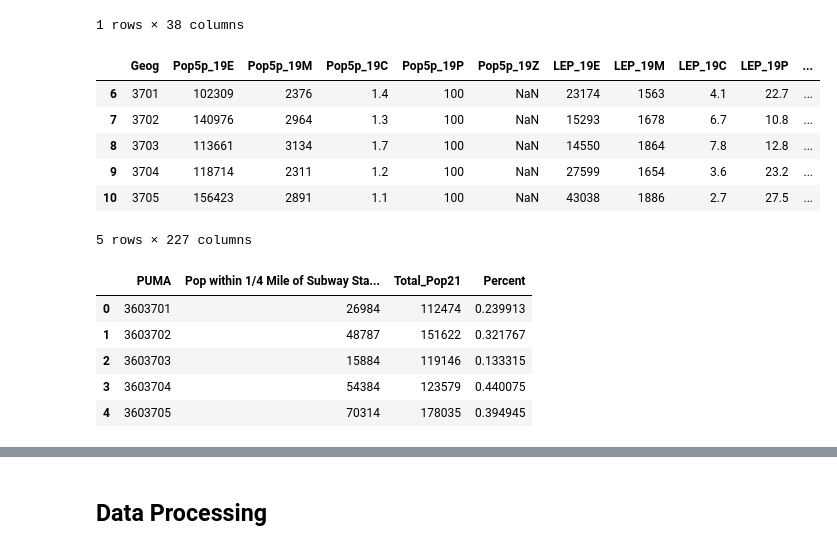
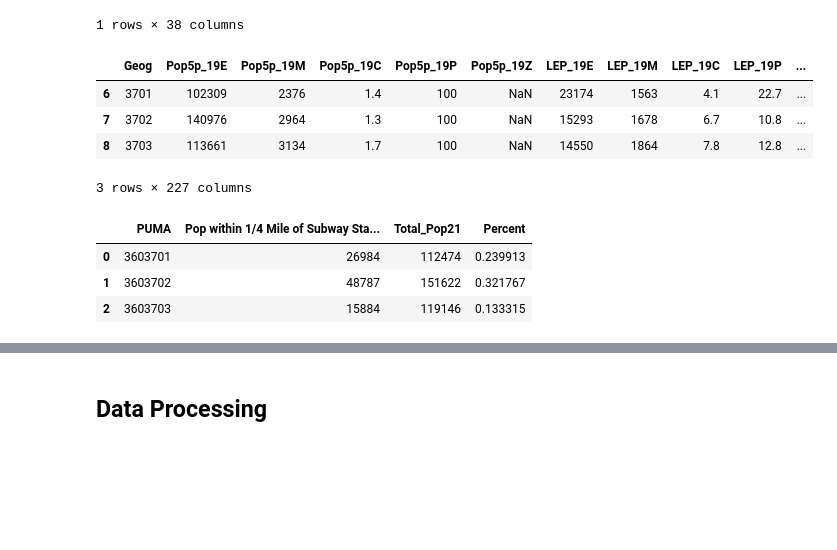
Before and after one commit to mike-carper/NYC-Neighborhood-Clustering, a Jupyter notebook: notebooks/NYC_Neighborhood_Clustering_8V.ipynb, the cells around one changed output, grey strips where cells are left out. Saved outputs shown, nothing was run; the diff lists cells and outputs as text; code cells hidden in the pictures; blank space fills up the shorter version.

```diff
--- a/notebooks/NYC_Neighborhood_Clustering_8V.ipynb
+++ b/notebooks/NYC_Neighborhood_Clustering_8V.ipynb
@@ -165,27 +154,23 @@ race_decNYC.head()
 # %%
 demog_19 = pd.read_excel(f'{path}{demog_19_path}')
 demog_19 = demog_19.loc[~demog_19['Geog'].isin(boro_names)]
 demog_19['PUMA'] = '360'+demog_19['Geog'].astype(str)
-demog_19.head()
+demog_19.head(3)
 # %% [output]
 |  | Geog | Pop5p_19E | Pop5p_19M | Pop5p_19C | Pop5p_19P | Pop5p_19Z | LEP_19E | LEP_19M | LEP_19C | LEP_19P | ... |
 | 6 | 3701 | 102309 | 2376 | 1.4 | 100 | NaN | 23174 | 1563 | 4.1 | 22.7 | ... |
 | 7 | 3702 | 140976 | 2964 | 1.3 | 100 | NaN | 15293 | 1678 | 6.7 | 10.8 | ... |
 | 8 | 3703 | 113661 | 3134 | 1.7 | 100 | NaN | 14550 | 1864 | 7.8 | 12.8 | ... |
-| 9 | 3704 | 118714 | 2311 | 1.2 | 100 | NaN | 27599 | 1654 | 3.6 | 23.2 | ... |
-| 10 | 3705 | 156423 | 2891 | 1.1 | 100 | NaN | 43038 | 1886 | 2.7 | 27.5 | ... |
-5 rows × 227 columns
+3 rows × 227 columns
 # %%
 transit_parks = pd.read_excel(f'{path}{transit_parks_path}')
 transit_parks['PUMA'] = transit_parks['PUMA'].astype(str)
-transit_parks.head()
+transit_parks.head(3)
 # %% [output]
 |  | PUMA | Pop within 1/4 Mile of Subway Sta... | Total_Pop21 | Percent |
 | 0 | 3603701 | 26984 | 112474 | 0.239913 |
 | 1 | 3603702 | 48787 | 151622 | 0.321767 |
 | 2 | 3603703 | 15884 | 119146 | 0.133315 |
-| 3 | 3603704 | 54384 | 123579 | 0.440075 |
-| 4 | 3603705 | 70314 | 178035 | 0.394945 |
 # %%
 mort_rate = pd.read_excel(f'{path}{mort_rate_path}')
 mort_rate['PUMA'] = ('360'+mort_rate['PUMA'].astype(str)).str[:7]
```
Also changed, not shown: parts of 9 cells of this notebook, 1 other file.
